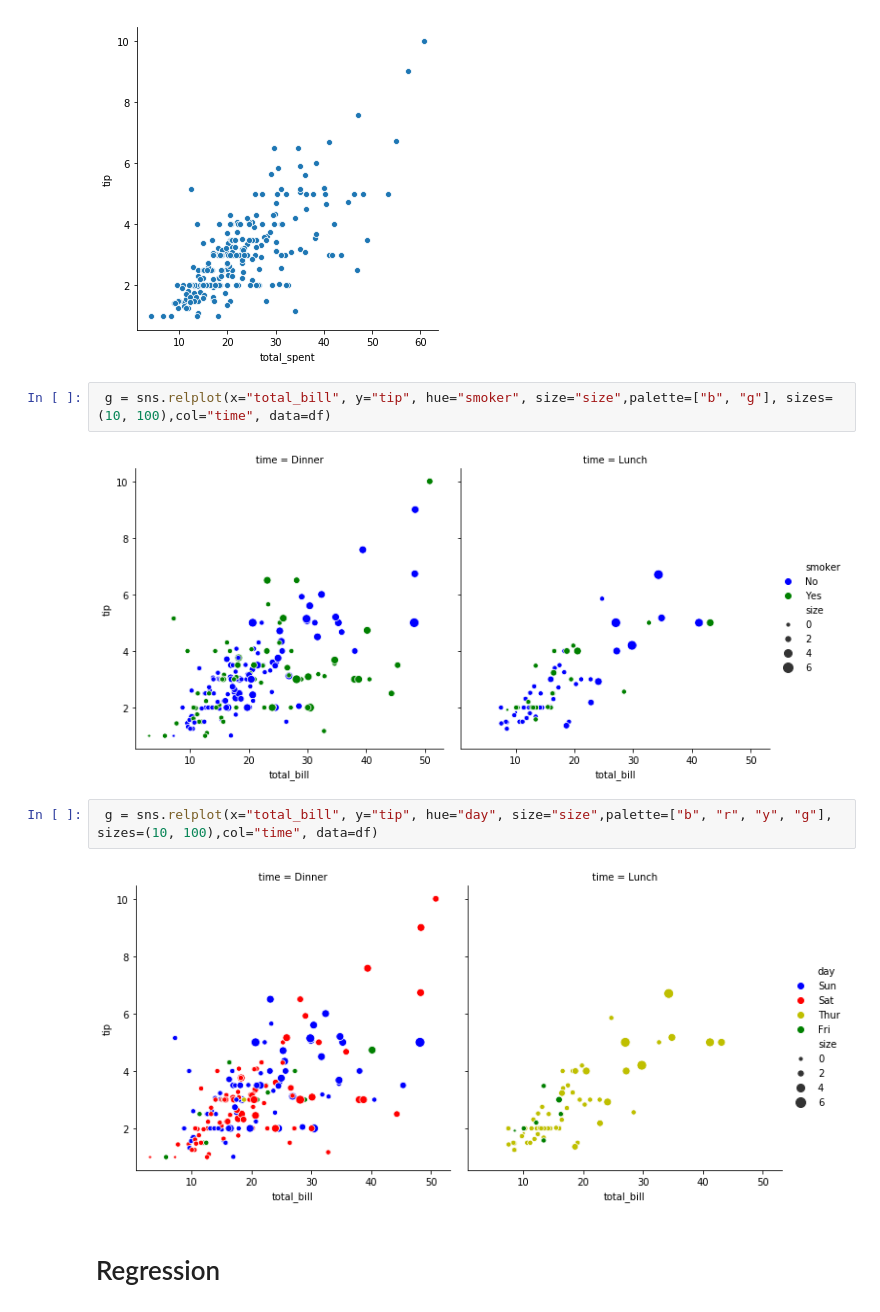
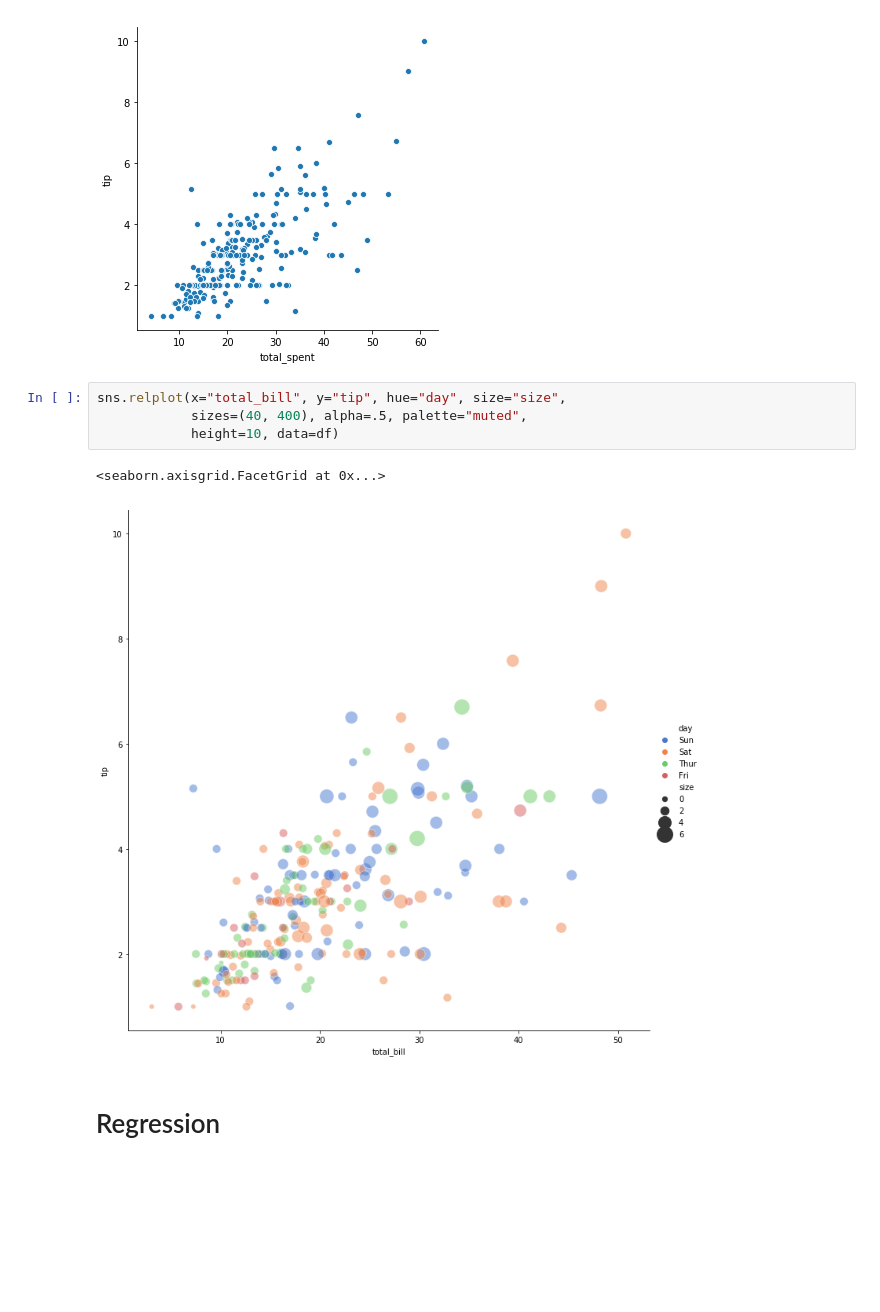
Before and after one commit to EoghanDelaney/FoDA_Assessment_2019, a Jupyter notebook: Assessment.ipynb, the cells around one changed output. Saved outputs shown, nothing was run; the diff lists cells and outputs as text; blank space fills up the shorter version.

```diff
--- a/Assessment.ipynb
+++ b/Assessment.ipynb
@@ -202,13 +204,12 @@ sns.relplot(x='total_spent', y='tip', data=df)
 <seaborn.axisgrid.FacetGrid at 0x...>
 [figure]
 # %%
- g = sns.relplot(x="total_bill", y="tip", hue="smoker", size="size",palette=["b", "g"], sizes=(10, 100),col="time", data=df)
+sns.relplot(x="total_bill", y="tip", hue="day", size="size",
+            sizes=(40, 400), alpha=.5, palette="muted",
+            height=10, data=df)
 # %% [output]
+<seaborn.axisgrid.FacetGrid at 0x...>
-[figure, old version]
+[figure, new version]
-# %%
- g = sns.relplot(x="total_bill", y="tip", hue="day", size="size",palette=["b", "r", "y", "g"], sizes=(10, 100),col="time", data=df)
-# %% [output]
-[figure, removed]
 # %% [markdown]
 # Regression
 # %% [markdown]
```
Also changed, not shown: parts of 3 cells of this notebook.
